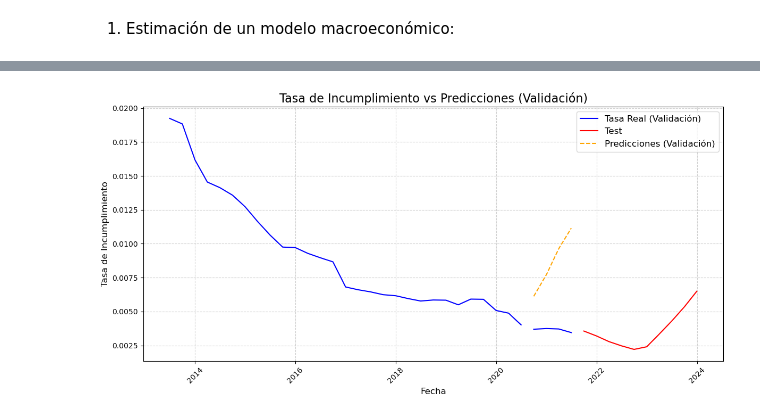
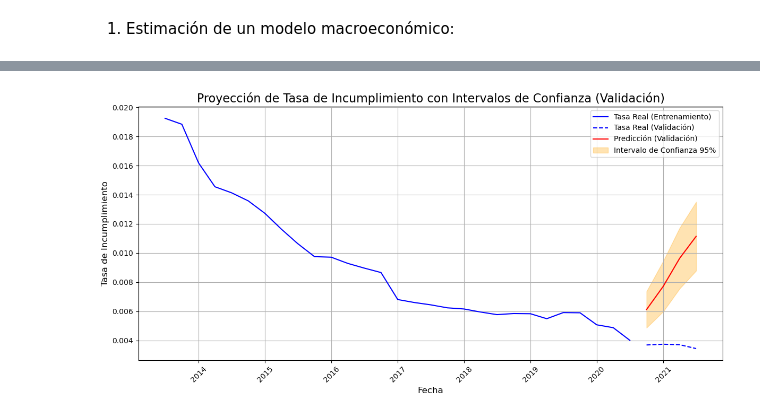
Before and after one commit to martamateosgon/Finanzas_MS, a Jupyter notebook: 2_PARTE.ipynb, the cells around one changed output, grey strips where cells are left out. Cells and saved outputs as stored; diff of their text form; code cells hidden in the pictures.

Commit message:
resultado

```diff
--- a/2_PARTE.ipynb
+++ b/2_PARTE.ipynb
@@ -103,22 +14,16 @@ ValueError: y_true and y_pred have different number of output (4!=1)
 # %%
 import pandas as pd
 from statsmodels.tsa.statespace.sarimax import SARIMAX
-from sklearn.metrics import mean_squared_error
+import matplotlib.pyplot as plt
 
+# Asegúrate de que los datos están correctamente formateados y ordenados
+train["FECHA"] = pd.to_datetime(train["FECHA"])
+train.set_index("FECHA", inplace=True)
+train = train.asfreq("Q")
 
-# Definir la frecuencia trimestral en el índice
-train["FECHA"] = pd.to_datetime(train["FECHA"])
-test["FECHA"] = pd.to_datetime(test["FECHA"])
-
-train.set_index("FECHA", inplace=True)
-test.set_index("FECHA", inplace=True)
-
-train = train.asfreq("Q")
-test = test.asfreq("Q")
-
-# Dividir el conjunto de entrenamiento en dos partes
+# Dividir los datos en entrenamiento y validación
 train_train = train.iloc[:29]  # Primeras 29 filas para entrenar
-train_test = train.iloc[29:]  # Resto de las filas para validar
+train_test = train.iloc[29:]   # Resto de las filas para validar
 
 # Variables dependientes e independientes
 y_train = train_train["Tasa_incumplimiento"]
@@ -127,55 +32,53 @@ X_train = train_train[["Paro", "PIB", "Precio_vivienda", "Mora_Adq_Vivienda"]]
 y_test = train_test["Tasa_incumplimiento"]
 X_test = train_test[["Paro", "PIB", "Precio_vivienda", "Mora_Adq_Vivienda"]]
 
-# Configurar el modelo SARIMAX
+# Definir el modelo SARIMAX
 sarimax_model = SARIMAX(
-    endog=y_train,
-    exog=X_train,
-    order=(1, 1, 1),          # Parámetros p, d, q
-    seasonal_order=(1, 0, 1, 4),  # Parámetros P, D, Q, s (s=4 para datos trimestrales)
+    endog=y_train,  # Variable dependiente
+    exog=X_train,   # Variables independientes
+    order=(1, 1, 1),  # Parámetros ARIMA (p, d, q)
+    seasonal_order=(1, 0, 1, 4),  # Parámetros estacionales (P, D, Q, s)
     enforce_stationarity=False,
-    enforce_invertibility=False,
+    enforce_invertibility=False
 )
 
 # Ajustar el modelo
 sarimax_results = sarimax_model.fit(disp=False)
 
-# Resumen del modelo
-print(sarimax_results.summary())
-
-# Predicciones en el conjunto de validación (train_test)
-train_test["Predicciones"] = sarimax_results.predict(
+# Realizar predicciones sobre el conjunto de validación (train_test)
+forecast = sarimax_results.get_prediction(
     start=train_test.index[0],
     end=train_test.index[-1],
-    exog=X_test
+    exog=X_test,  # Exógenas para el conjunto de validación
+    dynamic=False  # Asegúrate de que no se utilicen predicciones dinámicas
 )
 
-# Evaluación del modelo en train_test
-mse_test = mean_squared_error(y_test, train_test["Predicciones"])
-print(f"MSE (Train Test): {mse_test:.6f}")
+# Obtener las predicciones y los intervalos de confianza
+predicted_mean = forecast.predicted_mean  # Predicciones puntuales
+conf_int = forecast.conf_int()  # Intervalos de confianza al 95%
 
-# Graficar valores reales vs predicciones
-import matplotlib.pyplot as plt
-
+# Graficar las predicciones y los intervalos de confianza
 plt.figure(figsize=(12, 6))
 
-# Línea para valores reales
-plt.plot(train_train.index, train_train["Tasa_incumplimiento"], color="blue", linestyle="-")
-plt.plot(train_test.index, train_test["Tasa_incumplimiento"], label="Tasa Real (Validación)", color="blue", linestyle="-")
-plt.plot(test.index, test_["Predicciones"], label = 'Test', color= 'r')
+# Valores reales
+plt.plot(train_train.index, train_train["Tasa_incumplimiento"], color='blue', label='Tasa Real (Entrenamiento)')
+plt.plot(train_test.index, train_test["Tasa_incumplimiento"], color='blue', linestyle="--", label='Tasa Real (Validación)')
 
-# Línea para predicciones
-plt.plot(train_test.index, train_test["Predicciones"], label="Predicciones (Validación)", color="orange", linestyle="--")
+# Predicciones puntuales
+plt.plot(train_test.index, predicted_mean, color='red', label='Predicción (Validación)')
+
+# Intervalos de confianza al 95%
+plt.fill_between(train_test.index, conf_int.iloc[:, 0], conf_int.iloc[:, 1], color='orange', alpha=0.3, label='Intervalo de Confianza 95%')
 
 # Configuración del gráfico
-plt.title("Tasa de Incumplimiento vs Predicciones (Validación)", fontsize=16)
-plt.xlabel("Fecha", fontsize=12)
-plt.ylabel("Tasa de Incumplimiento", fontsize=12)
-plt.legend(fontsize=12)
-plt.grid(True, linestyle="--", alpha=0.6)
+plt.title('Proyección de Tasa de Incumplimiento con Intervalos de Confianza (Validación)', fontsize=16)
+plt.xlabel('Fecha', fontsize=12)
+plt.ylabel('Tasa de Incumplimiento', fontsize=12)
+plt.legend()
+plt.grid(True)
 plt.xticks(rotation=45)
 plt.tight_layout()
 
-# Mostrar el gráfico
+# Mostrar la gráfica
 plt.show()
 # %% [output]
@@ -204 +85 @@ See the caveats in the documentation: https://pandas.pydata.org/pandas-docs/stab
-[figure, old version]
+[figure, new version]
```
Also changed, not shown: parts of 11 cells of this notebook.
